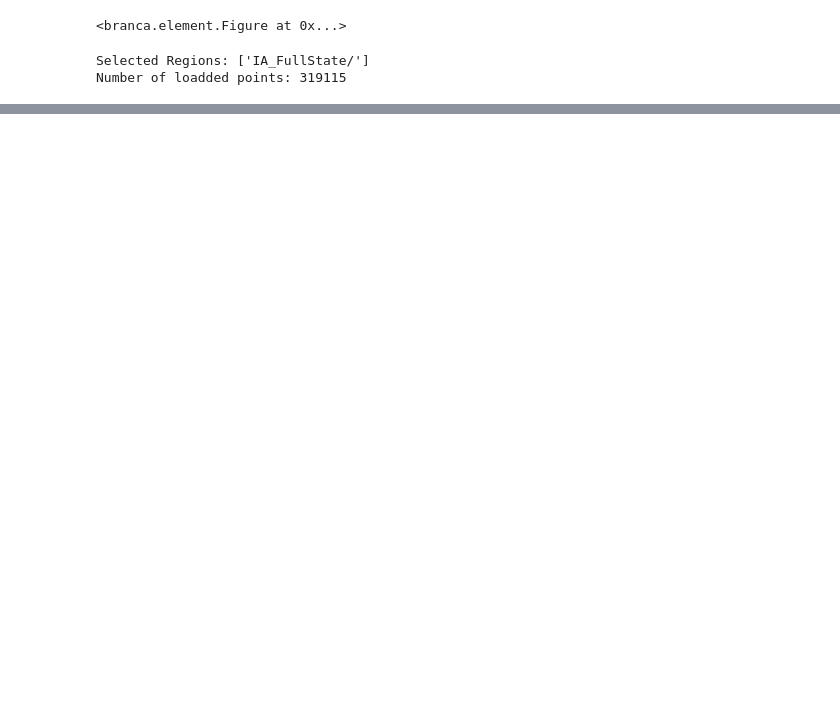
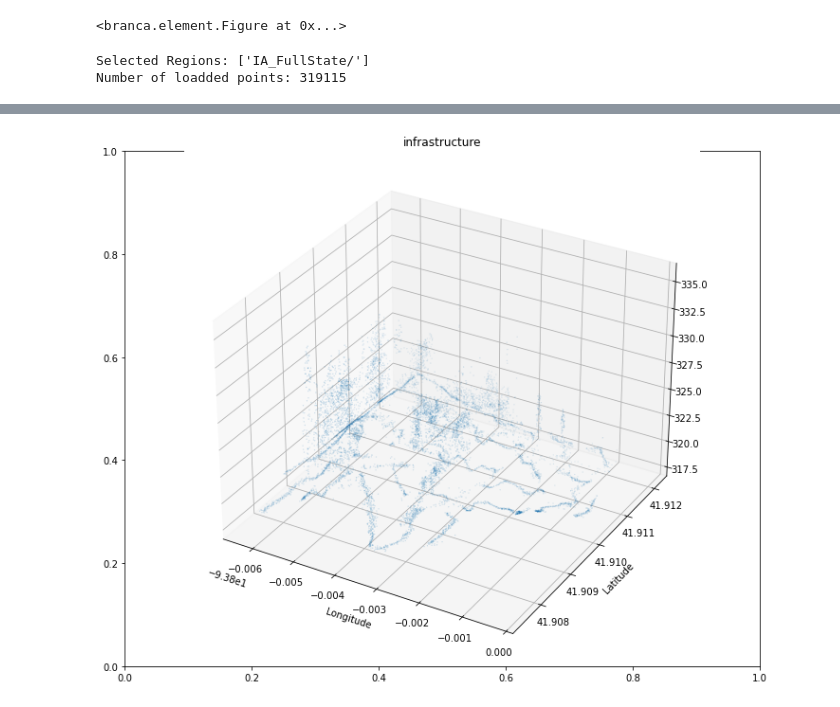
Before and after one commit to fbagire/agri_techLIDAR, a Jupyter notebook: notebooks/example.ipynb, the cells around one changed output, grey strips where cells are left out. Saved outputs shown, nothing was run; the diff lists cells and outputs as text; code cells hidden in the pictures; blank space fills up the shorter version.

```diff
--- a/notebooks/example.ipynb
+++ b/notebooks/example.ipynb
@@ -58,0 +82,4 @@ prepdf.plot_heatmap(geo_df, "infrastructure", save_path+"/image1.png")
+# %%
+prepdf.render_3d(gr_df, "infrastructure", save_path+"/image2_3d.png")
+# %% [output]
+[figure, added]
```
Also changed, not shown: parts of 10 cells of this notebook, 6 other files.
